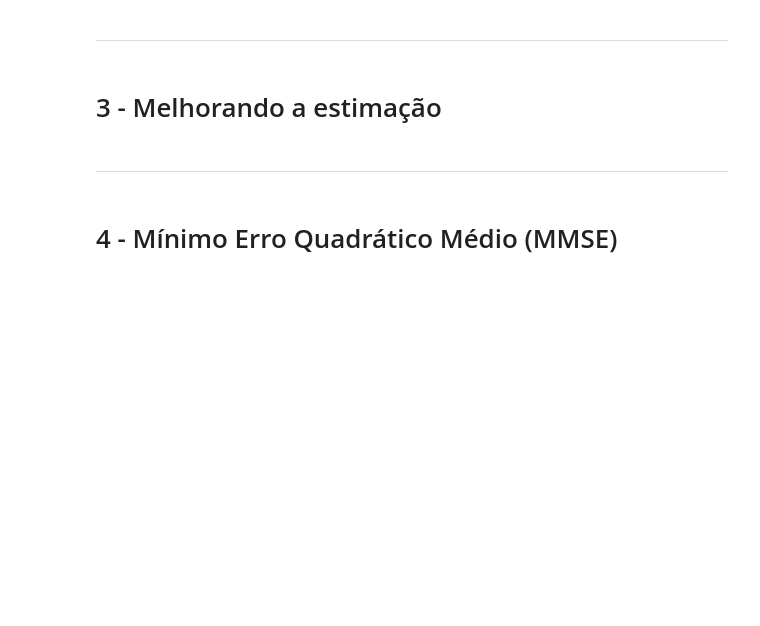
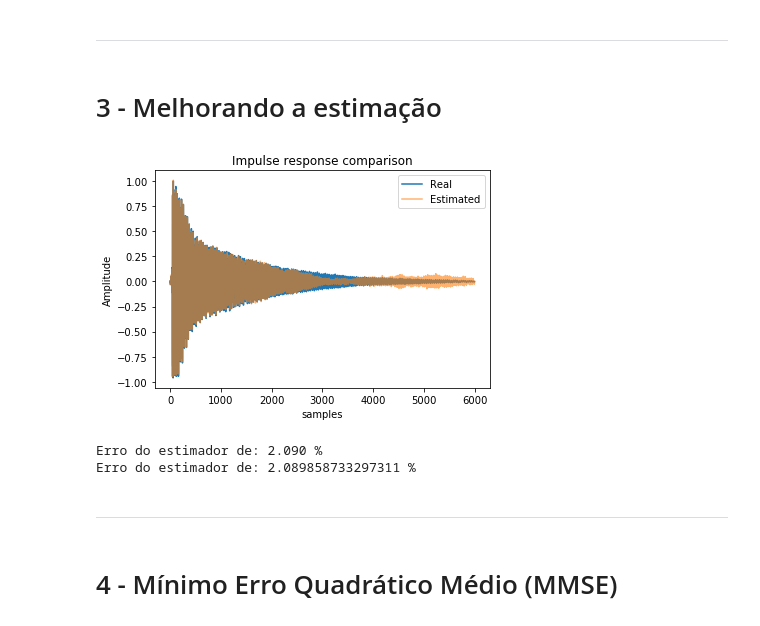
Before and after one commit to tallesviana/Stochastic_processes, a Jupyter notebook: Proj#2/Project#2 - Estimators.ipynb, the cells around one changed output. Saved outputs shown, nothing was run; the diff lists cells and outputs as text; code cells hidden in the pictures; blank space fills up the shorter version.

```diff
--- a/Proj#2/Project#2 - Estimators.ipynb
+++ b/Proj#2/Project#2 - Estimators.ipynb
@@ -93,6 +138,38 @@ Erro do estimador de: 8.285 %
 ---
 # %% [markdown]
 # 3 - Melhorando a estimação
+# %%
+# PODEMOS FAZER UMA MÉDIA DAS VARIAS CORRELAÇÕES CRUZADAS
+# DE DIFERENTES REALIZAÇÕES
+def multiple_cross_correlations(h, num_samples_excitation, iterations):
+
+  ccfs = 0
+
+  for i in range(iterations):
+
+      # Obtendo o output de uma realização
+      output, w_noise = sim_output_measurement(h, num_samples_excitation)
+
+      # Obtendo a correlação
+      correlation = np.correlate(output, w_noise, mode='full')/len(output)
+
+      ccfs = ccfs + correlation
+
+  return ccfs/iterations
+# %%
+# Escolha os dois parâmetros abaixo!
+
+num_samples=60000
+iterations = 5
+
+estimator = multiple_cross_correlations(h, num_samples, iterations)
+
+estimator = estimator[num_samples-1:num_samples+len(h)-1]
+plot_estimators(estimator, h)
+# %% [output]
+[figure, added]
+Erro do estimador de: 2.090 %
+Erro do estimador de: 2.089858733297311 %
 # %% [markdown]
 ---
 # %% [markdown]
```
Also changed, not shown: parts of 12 cells of this notebook.
